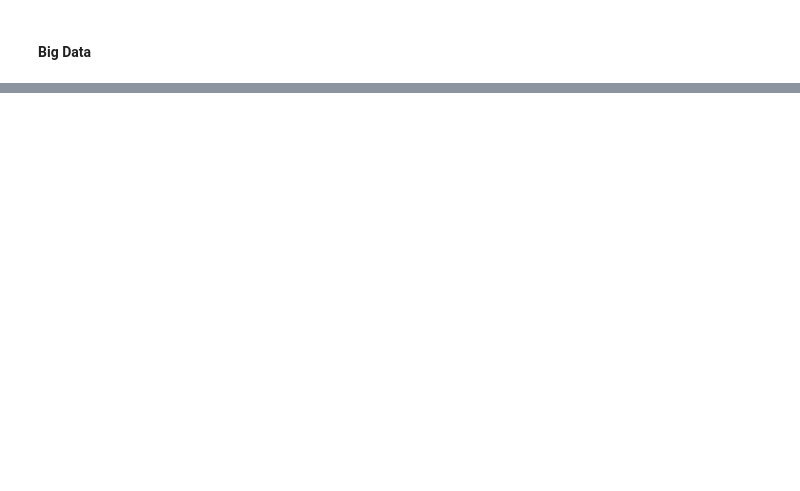
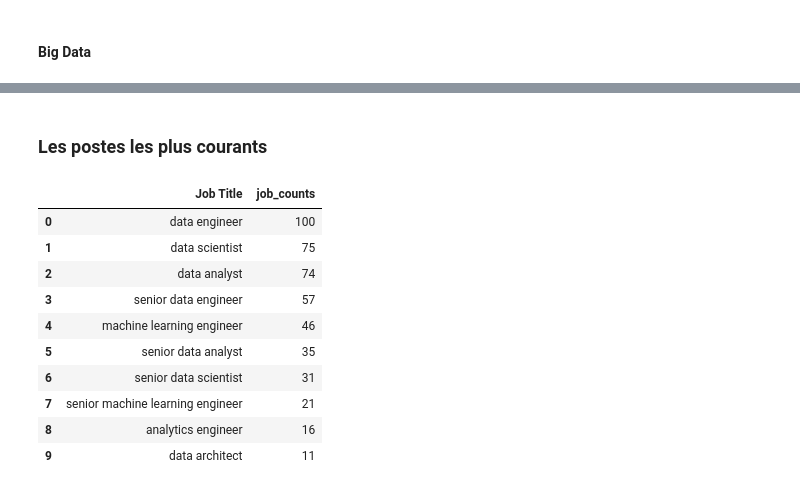
Before and after one commit to Sefdine/Job_opportunities, a Jupyter notebook: dev.ipynb, the cells around one changed output, grey strips where cells are left out. Drawn from its saved outputs; the diff is of its cells as text; code cells hidden in the pictures; blank space fills up the shorter version.

```diff
--- a/dev.ipynb
+++ b/dev.ipynb
@@ -778,0 +918,19 @@ import plotly.express as px
+# %% [markdown]
+### Les postes les plus courants
+# %%
+result = session.query(Jobs.title, func.count(Jobs.title)).group_by(Jobs.title).order_by(desc(func.count(Jobs.title))).all()
+most_job_title = {x[0]: x[1] for x in result}
+most_job_title_df = pd.DataFrame(list(most_job_title.items()), columns=['Job Title', 'job_counts'])
+most_job_title_df.head(10)
+# %% [output]
+|  | Job Title | job_counts |
+| 0 | data engineer | 100 |
+| 1 | data scientist | 75 |
+| 2 | data analyst | 74 |
+| 3 | senior data engineer | 57 |
+| 4 | machine learning engineer | 46 |
+| 5 | senior data analyst | 35 |
+| 6 | senior data scientist | 31 |
+| 7 | senior machine learning engineer | 21 |
+| 8 | analytics engineer | 16 |
+| 9 | data architect | 11 |
```
Also changed, not shown: parts of 19 cells of this notebook.
